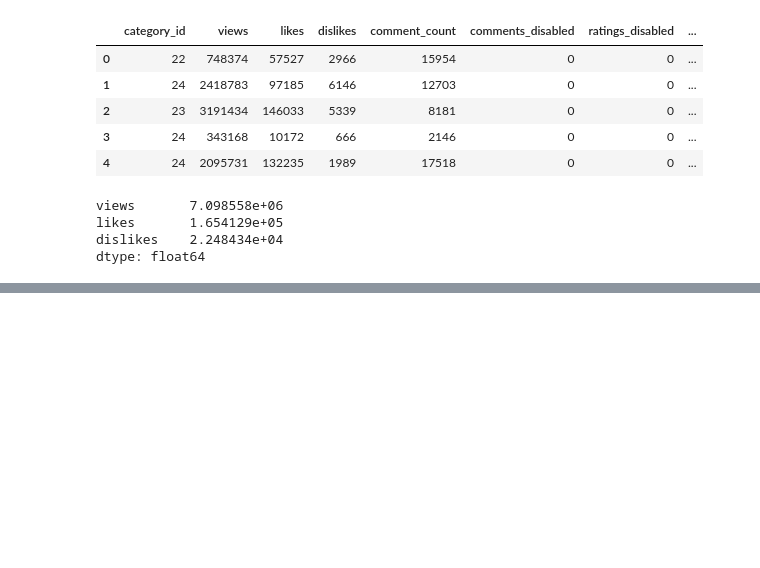
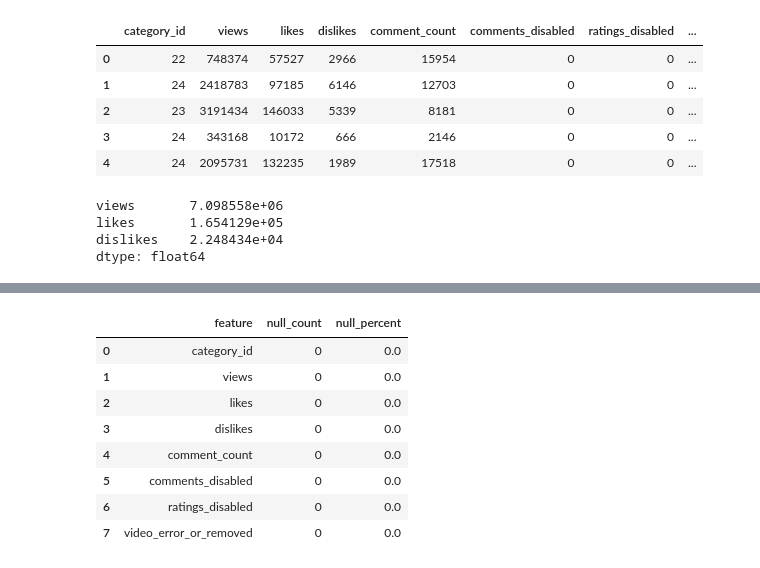
Before and after one commit to ashen007/youtube_trending, a Jupyter notebook: trending.ipynb, the cells around one changed output, grey strips where cells are left out. Cells and saved outputs as stored; diff of their text form; code cells hidden in the pictures; blank space fills up the shorter version.

Commit message:
handle missing values - explorations

```diff
--- a/trending.ipynb
+++ b/trending.ipynb
@@ -215,3 +203,26 @@ df.describe(include='all').T
 | comments_disabled | 375942.0 | 2.251145e-02 | 1.483400e-01 | 0.0 | 0.0 | 0.0 | 0.00 | 1.0 |
 | ratings_disabled | 375942.0 | 1.943917e-02 | 1.380628e-01 | 0.0 | 0.0 | 0.0 | 0.00 | 1.0 |
 | video_error_or_removed | 375942.0 | 6.729762e-04 | 2.593309e-02 | 0.0 | 0.0 | 0.0 | 0.00 | 1.0 |
+# %%
+masked_df = df.isnull()
+nulls = pd.DataFrame(masked_df.sum(),columns=['null_count']).reset_index()
+nulls.rename(columns={'index':'feature'},
+                      inplace=True)
+percentage = pd.DataFrame(masked_df.mean()*100,columns=['null_percent']).reset_index()
+percentage.rename(columns={'index':'feature'},
+                      inplace=True)
+missing_info = pd.merge(nulls,
+                        percentage,
+                        on='feature',
+                        how='inner')
+missing_info
+# %% [output]
+|  | feature | null_count | null_percent |
+| 0 | category_id | 0 | 0.0 |
+| 1 | views | 0 | 0.0 |
+| 2 | likes | 0 | 0.0 |
+| 3 | dislikes | 0 | 0.0 |
+| 4 | comment_count | 0 | 0.0 |
+| 5 | comments_disabled | 0 | 0.0 |
+| 6 | ratings_disabled | 0 | 0.0 |
+| 7 | video_error_or_removed | 0 | 0.0 |
```
Also changed, not shown: parts of 3 cells of this notebook.
